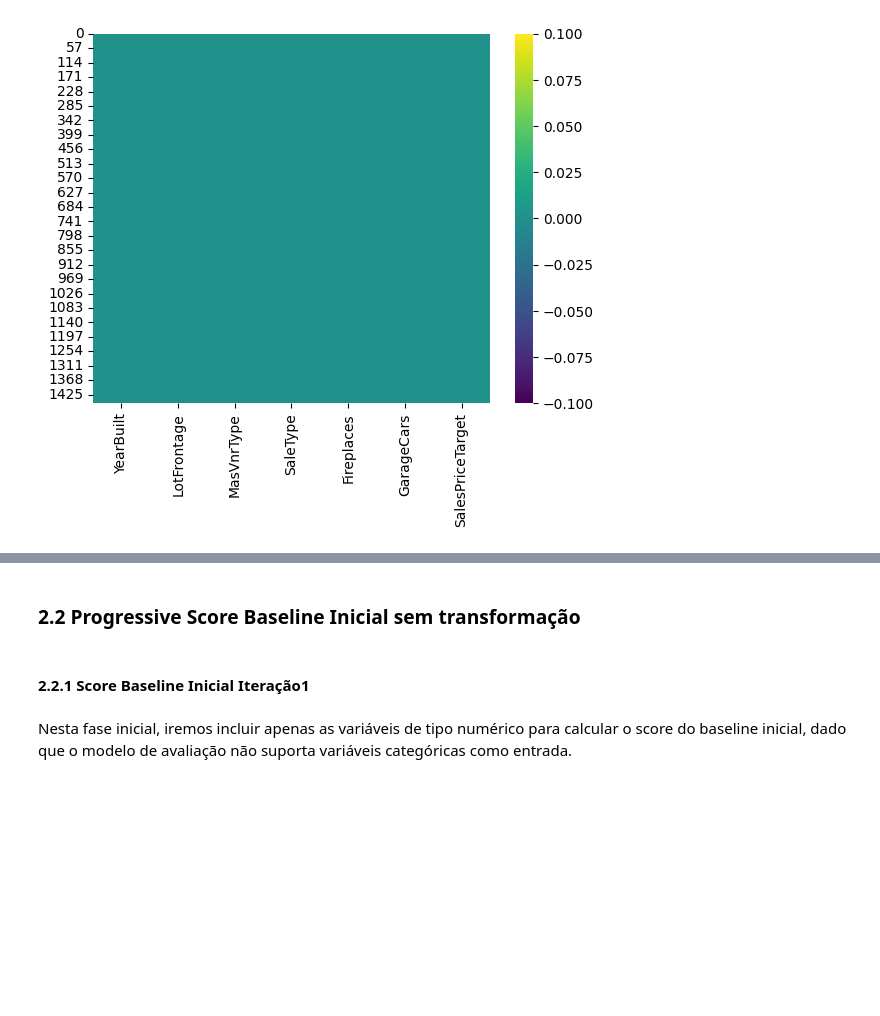
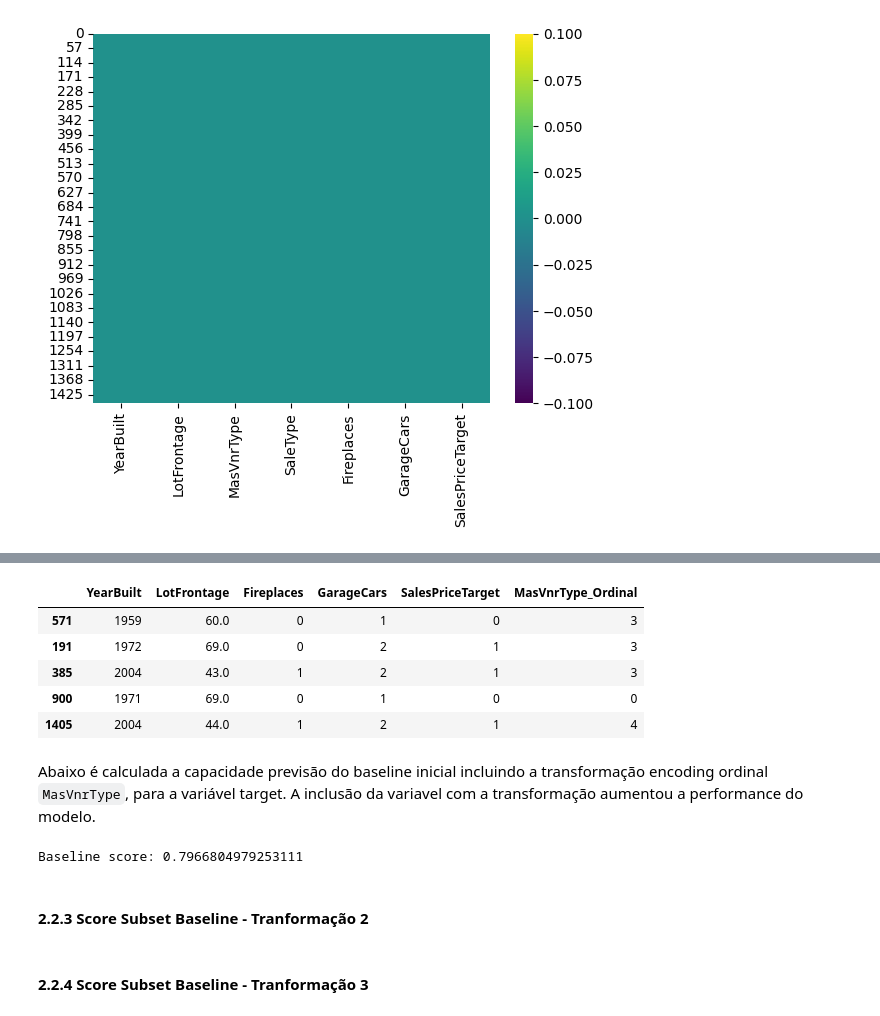
Before and after one commit to pereiranuno/preprocessingdatapt1, a Jupyter notebook: MPPD_project.ipynb, the cells around one changed output, grey strips where cells are left out. Cells and saved outputs as stored; diff of their text form; code cells hidden in the pictures; blank space fills up the shorter version.

Commit message:
baseline score transf 2.

```diff
--- a/MPPD_project.ipynb
+++ b/MPPD_project.ipynb
@@ -648,0 +645,2 @@ See the caveats in the documentation: https://pandas.pydata.org/pandas-docs/stab
+# %%
+baseline_df = df_subsetpt2.select_dtypes(include='number')
@@ -648,0 +691,10 @@ See the caveats in the documentation: https://pandas.pydata.org/pandas-docs/stab
+# %%
+# 1. Substituir valores nulos por 'None' usando SimpleImputer
+none_imputer = SimpleImputer(strategy='constant', fill_value='None')
+df_subsetpt2[['MasVnrType']] = none_imputer.fit_transform(df_subsetpt2[['MasVnrType']])
+
+# Get distinct values from the column
+distinct_values = df_subsetpt2['MasVnrType'].unique()
+
+# Print the distinct values
+print("Distinct values in 'MasVnrType':", distinct_values)
@@ -657,0 +725,7 @@ print(checkNullDataOnDataframe(df_subsetpt2))
+# %%
+#Tratamento  MasVnrType
+df_subsetpt2["MasVnrType_Ordinal"] = pd.Categorical(df_subsetpt2["MasVnrType"],ordered=True,
+    categories=["None", "CBlock", "BrkCmn", "BrkFace", "Stone"]
+)
+
+df_subsetpt2.MasVnrType.dtype
@@ -657,0 +742,3 @@ print(checkNullDataOnDataframe(df_subsetpt2))
+# %%
+baseline_df['MasVnrType_Ordinal'] = df_subsetpt2['MasVnrType_Ordinal'].cat.codes
+baseline_df.info()
@@ -658,6 +759,22 @@ print(checkNullDataOnDataframe(df_subsetpt2))
+# %%
+baseline_df.sample(5)
+# %% [output]
+|  | YearBuilt | LotFrontage | Fireplaces | GarageCars | SalesPriceTarget | MasVnrType_Ordinal |
+| 571 | 1959 | 60.0 | 0 | 1 | 0 | 3 |
+| 191 | 1972 | 69.0 | 0 | 2 | 1 | 3 |
+| 385 | 2004 | 43.0 | 1 | 2 | 1 | 3 |
+| 900 | 1971 | 69.0 | 0 | 1 | 0 | 0 |
+| 1405 | 2004 | 44.0 | 1 | 2 | 1 | 4 |
+# %% [markdown]
+Abaixo é calculada a capacidade previsão do baseline inicial incluindo a transformação encoding ordinal `MasVnrType`,  para a variável target. A inclusão da variavel com a transformação aumentou a performance do modelo.
+# %%
+# Baseline score Transformação 1
+train_df, test_df = split_dataset(baseline_df, 'SalesPriceTarget')
+baseline_score = score_approach(train_df, test_df, 'SalesPriceTarget')
+print(f"Baseline score: {baseline_score}")
+# %% [output]
+Baseline score: 0.7966804979253111
 # %% [markdown]
-### 2.2 Progressive Score Baseline Inicial sem transformação
+#### 2.2.3  Score Subset Baseline - Tranformação 2
 # %% [markdown]
-#### 2.2.1  Score Baseline Inicial Iteração1
+#### 2.2.4  Score Subset Baseline - Tranformação 3
-# %% [markdown]
-Nesta fase inicial, iremos incluir apenas as variáveis de tipo numérico para calcular o score do baseline inicial, dado que o modelo de avaliação não suporta variáveis categóricas como entrada.
```
Also changed, not shown: parts of 32 cells of this notebook.
